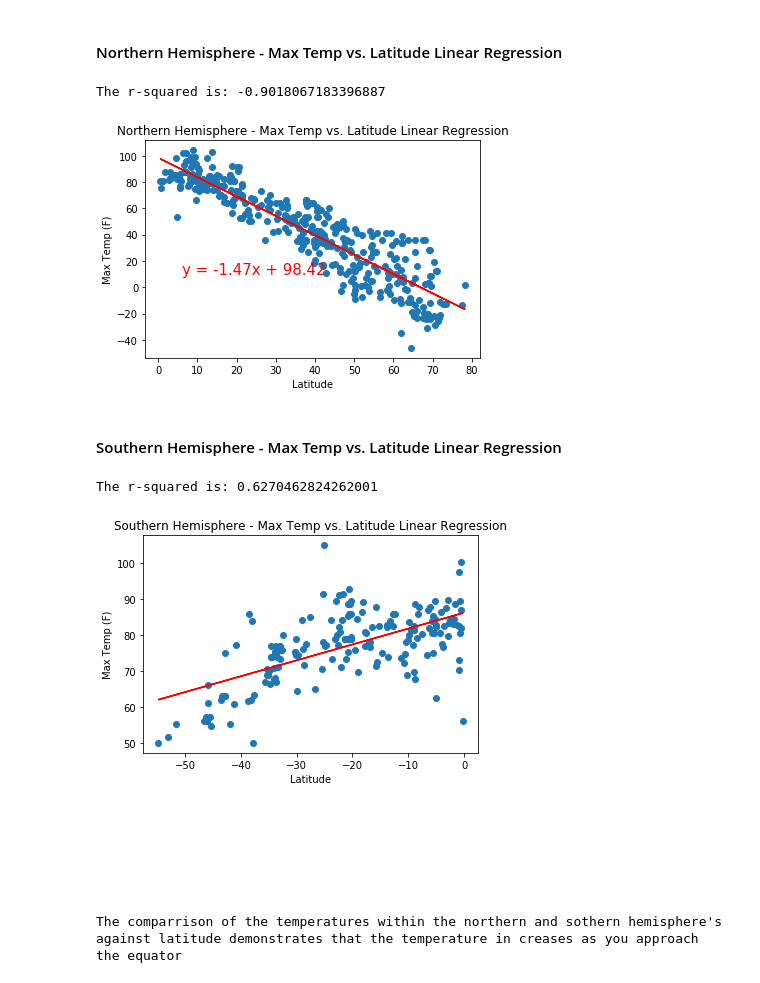
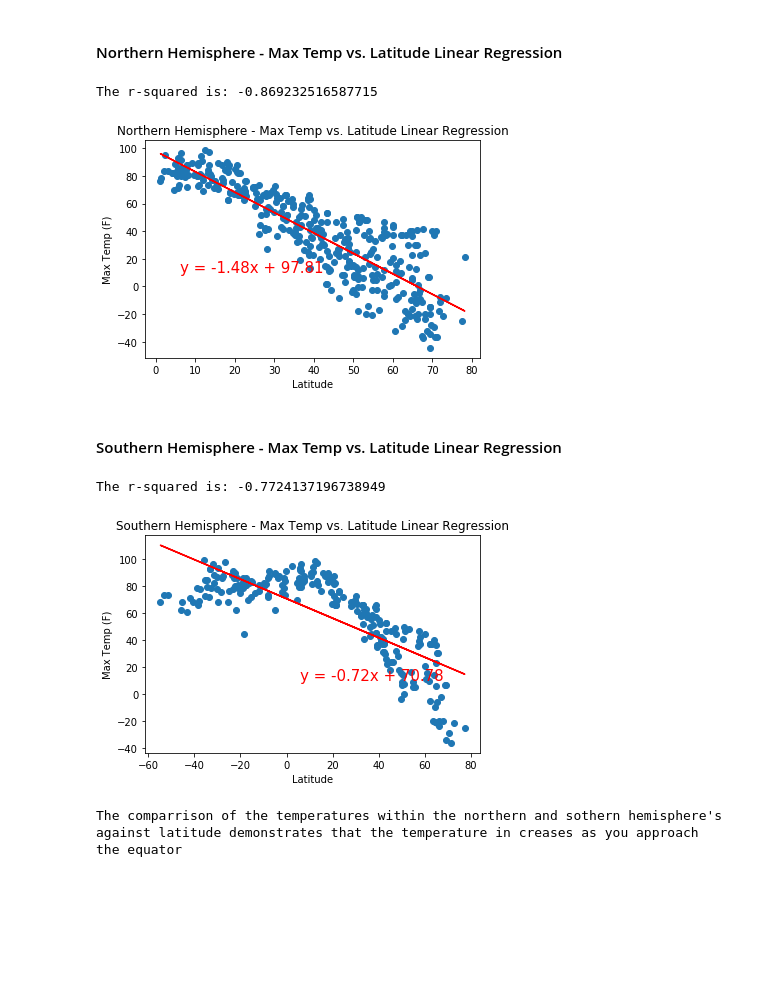
Before and after one commit to Victorime/Python-Api-Project, a Jupyter notebook: Instructions/starter_code/WeatherPy.ipynb, the cells around one changed output. Cells and saved outputs as stored; diff of their text form; code cells hidden in the pictures; blank space fills up the shorter version.

```diff
--- a/Instructions/starter_code/WeatherPy.ipynb
+++ b/Instructions/starter_code/WeatherPy.ipynb
@@ -164,0 +135,24 @@ city_data.head()
+# %%
+
+outputpath="../output_data/"
+csvpath="../output_data/city_data.csv"
+CityData.to_csv(csvpath,header=True,index_label="City ID")
+city_data = pd.read_csv(csvpath, encoding="utf-8")
+# %%
+CityData_Organized=city_data[["City ID","name","clouds.all","sys.country","dt","main.humidity","coord.lat","coord.lon",
+                                 "main.temp_max",
+                                 "wind.speed"]]
+CityDataOrganized= CityData_Organized.rename(columns={
+                        "City ID" : "City ID",
+                        "name" : "City Name",
+                        "clouds.all" : "Cloudiness" ,
+                       	"sys.country" : "Country" ,
+                        "dt" : "Date"  ,
+                        "coord.lat" : "Latitude" ,
+                        "coord.lon" : "Longitude" ,
+                        "main.humidity" : "Humidity",
+                        "main.temp_max" : "Max Temperature",
+                        "wind.speed" :"Wind Speed"
+                        })
+CityDataOrganized.to_csv(outputpath + "CityDataStructured.csv",index=False)
+CityDataOrganized.head()
@@ -164,0 +176,7 @@ city_data.head()
+# %%
+
+
+# Create a data frame from dictionary
+cityData= pd.DataFrame(CityDataOrganized)
+
+cityData.head(10)
@@ -280,0 +320,3 @@ southern_df = city_data.loc[city_data["Lat"] < 0,:]
+# %%
+SouthernHemisphere = cityData[cityData["Longitude"] < 0]
+SouthernHemisphere
@@ -281,8 +352,8 @@ southern_df = city_data.loc[city_data["Lat"] < 0,:]
 # %% [markdown]
 ####  Northern Hemisphere - Max Temp vs. Latitude Linear Regression
 # %%
-x_values = northern_df['Lat']
-y_values = northern_df['Max Temp']
+x_values = NorthernHemisphere['Latitude']
+y_values = NorthernHemisphere['Max Temperature']
 (slope, intercept, rvalue, pvalue, stderr) = linregress(x_values, y_values)
 regress_values = x_values * slope + intercept
 line_eq = "y = " + str(round(slope,2)) + "x + " + str(round(intercept,2))
@@ -296,28 +367,28 @@ print(f"The r-squared is: {rvalue}")
 
 plt.show()
 # %% [output]
-The r-squared is: -0.9018067183396887
+The r-squared is: -0.869232516587715
-[figure, old version]
+[figure, new version]
 # %% [markdown]
 ####  Southern Hemisphere - Max Temp vs. Latitude Linear Regression
 # %%
-x_values = southern_df['Lat']
-y_values = southern_df['Max Temp']
+x_values = SouthernHemisphere['Latitude']
+y_values = SouthernHemisphere['Max Temperature']
 (slope, intercept, rvalue, pvalue, stderr) = linregress(x_values, y_values)
 regress_values = x_values * slope + intercept
 line_eq = "y = " + str(round(slope,2)) + "x + " + str(round(intercept,2))
 plt.scatter(x_values,y_values)
 plt.plot(x_values,regress_values,"r-")
 plt.annotate(line_eq,(6,10),fontsize=15,color="red")
 plt.xlabel('Latitude')
 plt.ylabel(f'Max Temp (F)')
 plt.title('Southern Hemisphere - Max Temp vs. Latitude Linear Regression')
 print(f"The r-squared is: {rvalue}")
 
 plt.show()
 # %% [output]
-The r-squared is: 0.6270462824262001
+The r-squared is: -0.7724137196738949
-[figure, old version]
+[figure, new version]
 # %%
 print(f"The comparrison of the temperatures within the northern and sothern hemisphere's against latitude demonstrates that the temperature in creases as you approach the equator")
 # %% [output]
```
Also changed, not shown: parts of 26 cells of this notebook, 8 other files.
